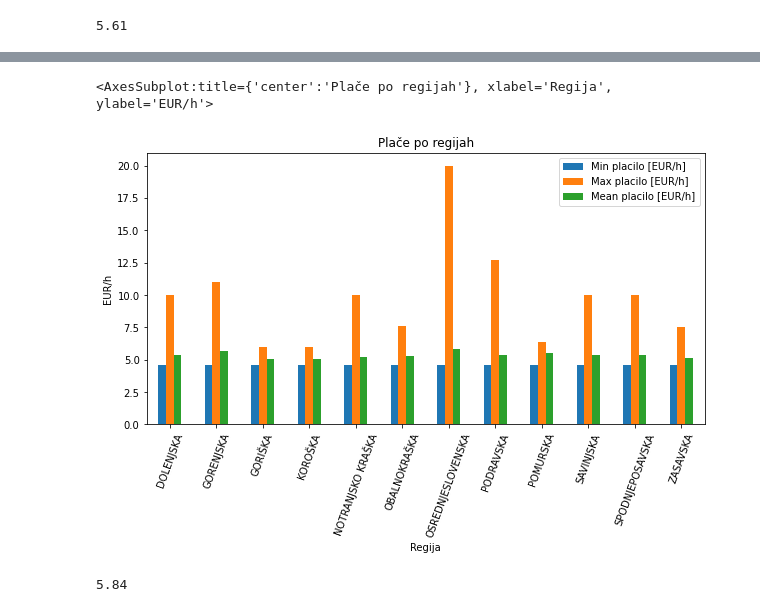
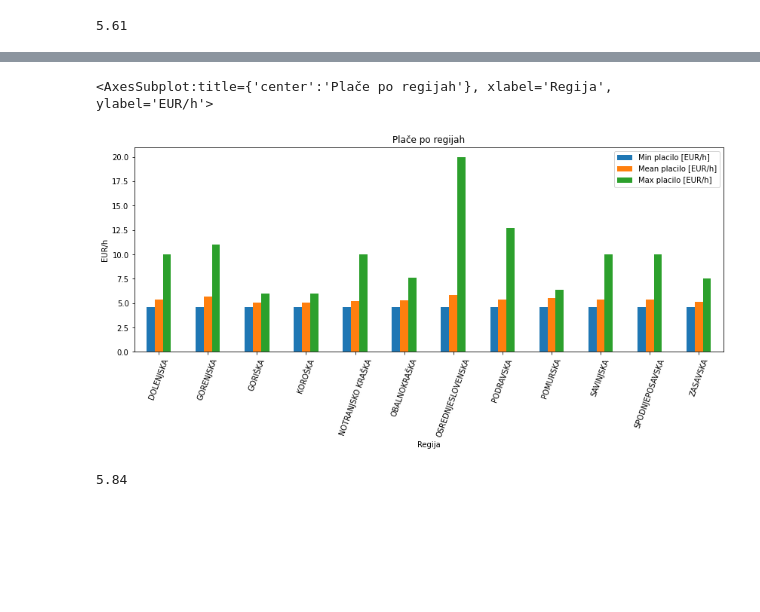
Before and after one commit to DejanPeric058/Programiranje-1-Projektna-naloga, a Jupyter notebook: Untitled.ipynb, the cells around one changed output, grey strips where cells are left out. Cells and saved outputs as stored; diff of their text form; code cells hidden in the pictures; blank space fills up the shorter version.

```diff
--- a/Untitled.ipynb
+++ b/Untitled.ipynb
@@ -26,9 +54,4 @@ oglasi
 # %%
-osrednjeslovenska = ['LJUBLJANA Z OKOLICO', 'DOMŽALE-KAMNIK', 'GROSUPLJE Z OKOLICO', 'VRHNIKA Z OKOLICO']
-podravska = ['MARIBOR Z OKOLICO', 'PTUJ Z OKOLICO']
-gorenjska = ['KRANJ Z OKOLICO', 'ŠKOFJA LOKA Z OKOLICO', 'RADOVLJICA Z OKOLICO', 'JESENICE Z OKOLICO']
-obalnokraška = ['KOPER Z OKOLICO', 'IZOLA Z OKOLICO', 'PIRAN Z OKOLICO']
-regije = {'OSREDNJESLOVENSKA': osrednjeslovenska, 'PODRAVSKA': podravska, 'GORENJSKA': gorenjska, 'OBALNOKRAŠKA': obalnokraška}
 def poenotene_regije(dataframe):
     df = dataframe.copy()
     df['podregije'] = df['Regija']
@@ -36,4 +59,4 @@ def poenotene_regije(dataframe):
         for x in regije[regija]:
             df.replace({'Regija': {x:regija}}, inplace=True)
     return df
-glavne_regije = poenotene_regije(oglasi)
+glavne_regije = poenotene_regije(oglasi_neto)
@@ -68,11 +72,9 @@ oglasi_neto = popravi_placilo(glavne_regije)
 def oglasi_s_placilom(dataframe):
     df = dataframe.copy()
     df = df[(df['neto'] != 'PO DOGOVORU') & (df['neto'] != 'PO PROJEKTU')]
-    df['neto'] = pd.to_numeric(df['neto'], downcast="float")
-    df['bruto'] = pd.to_numeric(df['bruto'], downcast="float")
     return df
 
-popolni_oglasi = oglasi_s_placilom(oglasi_neto)
+popolni_oglasi = oglasi_s_placilom(glavne_regije)
 # %%
 def razpon_placila(dataframe, row1, row2):
     groupbyrow = dataframe.groupby(row1)
@@ -84,8 +86,8 @@ def razpon_placila(dataframe, row1, row2):
     povprecno_placilo = povprecno_placilo.rename("Mean placilo [EUR/h]")
 
 
-    razpon_placila = najmanjse_placilo.join(najvecje_placilo, how = "outer")
-    razpon_placila = razpon_placila.join(povprecno_placilo, how = "outer")
+    razpon_placila = najmanjse_placilo.join(povprecno_placilo, how = "outer")
+    razpon_placila = razpon_placila.join(najvecje_placilo, how = "outer")
     return razpon_placila
 # %%
 def naredi_tortni_graf(df, naslov, procenti=False):
@@ -174,6 +174,6 @@ st_po_podregijah.plot.barh(title="Število del v osrednji Sloveniji")
 # %% [markdown]
 ### 1.2. Plačilo del
 # %%
-oglasi_placila = popolni_oglasi[['delo', 'Regija', 'podregije', 'neto', 'bruto']]
+oglasi_placila = popolni_oglasi[['delo', 'vrsta dela', 'Regija', 'podregije', 'neto', 'bruto']]
 oglasi_placila
 # %% [output]
@@ -216,8 +216,8 @@ razpon_placil
 # %%
-razpon_placil.plot.bar(title='Plače po regijah', ylabel='EUR/h', rot=70, figsize=(10,5))
+razpon_placil.plot.bar(title='Plače po regijah', ylabel='EUR/h', rot=70, figsize=(14,5))
 # %% [output]
 <AxesSubplot:title={'center':'Plače po regijah'}, xlabel='Regija', ylabel='EUR/h'>
-[figure, old version]
+[figure, new version]
 # %%
 oglasi_lj_placilo = oglasi_placila[oglasi_placila["Regija"] == "OSREDNJESLOVENSKA"]
 povprecna_placa_lj = oglasi_lj_placilo[ "neto"].mean().round(2)
```
Also changed, not shown: parts of 35 cells of this notebook, 1 other file.
